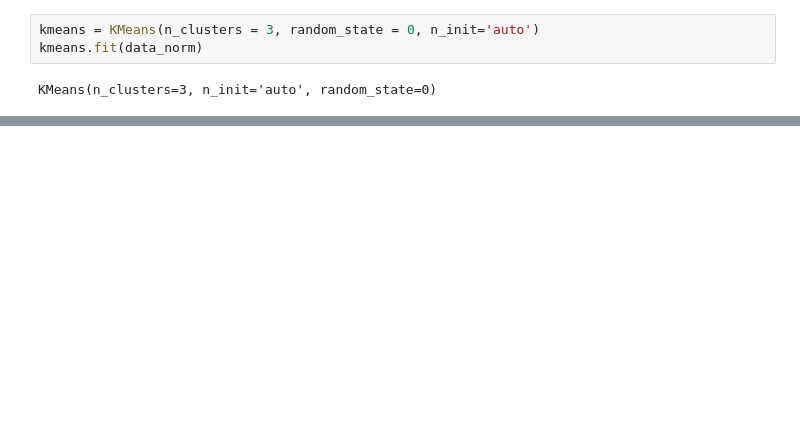
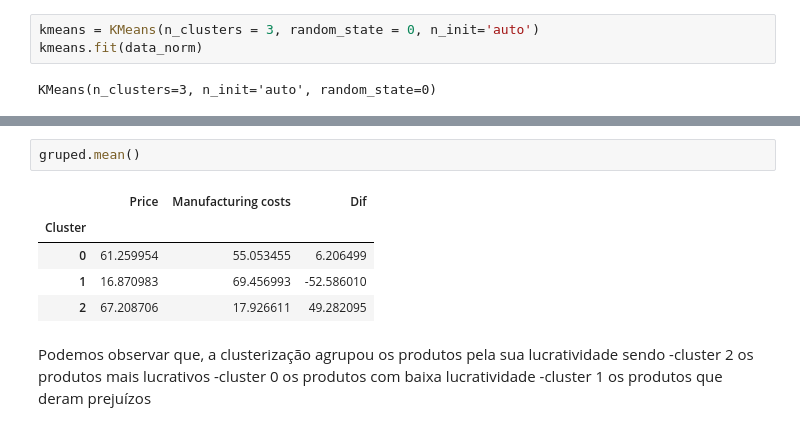
Before and after one commit to FelipeMP94/Analise-Exploratoria-Logistica, a Jupyter notebook: Logistica.ipynb, the cells around one changed output, grey strips where cells are left out. Drawn from its saved outputs; the diff is of its cells as text; blank space fills up the shorter version.

```diff
--- a/Logistica.ipynb
+++ b/Logistica.ipynb
@@ -102,0 +110,13 @@ sns.scatterplot(data = data, x = 'Manufacturing costs', y = 'Price', hue = hue,p
+# %%
+gruped.mean()
+# %% [output]
+|  | Price | Manufacturing costs | Dif |
+| Cluster |  |  |  |
+| 0 | 61.259954 | 55.053455 | 6.206499 |
+| 1 | 16.870983 | 69.456993 | -52.586010 |
+| 2 | 67.208706 | 17.926611 | 49.282095 |
+# %% [markdown]
+Podemos observar que, a clusterização agrupou os produtos pela sua lucratividade sendo
+-cluster 2 os produtos mais lucrativos
+-cluster 0 os produtos com baixa lucratividade
+-cluster 1 os produtos que deram prejuízos
```
Also changed, not shown: parts of 11 cells of this notebook.
